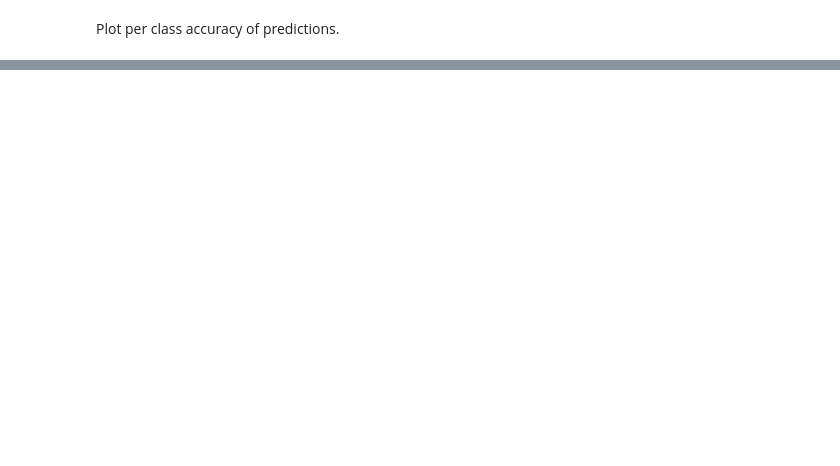
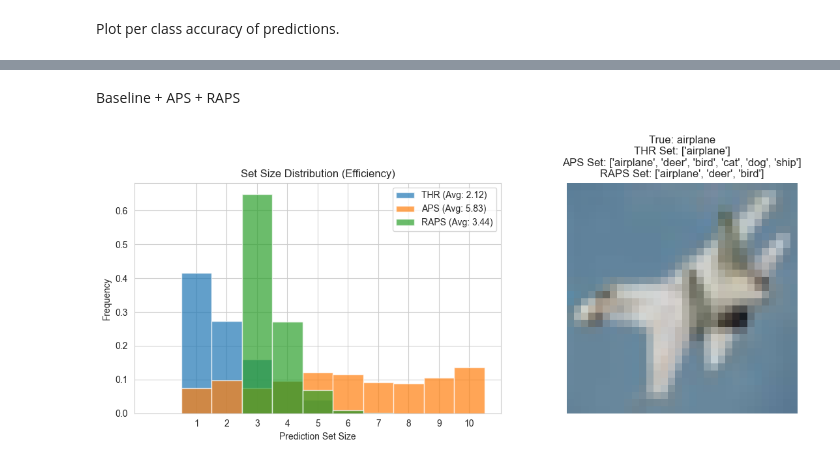
Before and after one commit to vokifrenik/Conformal-Prediction, a Jupyter notebook: conformal_classifier.ipynb, the cells around one changed output, grey strips where cells are left out. Cells and saved outputs as stored; diff of their text form; code cells hidden in the pictures; blank space fills up the shorter version.

```diff
--- a/conformal_classifier.ipynb
+++ b/conformal_classifier.ipynb
@@ -786,0 +892,35 @@ Passing `palette` without assigning `hue` is deprecated and will be removed in v
+# %% [markdown]
+Baseline + APS + RAPS
+# %%
+# VISUALIZATION
+plt.figure(figsize=(12, 5))
+
+# Plot 1: Set Size Distribution
+plt.subplot(1, 2, 1)
+plt.hist([len(s) for s in test_sets_thr], alpha=0.7, label=f'THR (Avg: {size_thr:.2f})', bins=np.arange(12)-0.5, density=True)
+plt.hist([len(s) for s in test_sets_aps], alpha=0.7, label=f'APS (Avg: {size_aps:.2f})', bins=np.arange(12)-0.5, density=True)
+plt.hist([len(s) for s in test_sets_raps], alpha=0.7, label=f'RAPS (Avg: {size_raps:.2f})', bins=np.arange(12)-0.5, density=True)
+plt.xlabel('Prediction Set Size')
+plt.ylabel('Frequency')
+plt.title('Set Size Distribution (Efficiency)')
+plt.xticks(range(1, 11))
+plt.legend()
+
+# Plot 2: Example of a "Hard" Image
+# Find an image where APS produces a smaller or more logical set
+plt.subplot(1, 2, 2)
+hard_idx = 10  # Change this index to explore different examples
+img_tensor = test_set[hard_idx][0]
+# Undo normalization for display
+img_display = img_tensor / 2 + 0.5
+plt.imshow(np.transpose(img_display.numpy(), (1, 2, 0)))
+plt.axis('off')
+plt.title(f"True: {classes[test_labels[hard_idx]]}\n"
+          f"THR Set: {[classes[i] for i in test_sets_thr[hard_idx]]}\n"
+          f"APS Set: {[classes[i] for i in test_sets_aps[hard_idx]]}\n"
+          f"RAPS Set: {[classes[i] for i in test_sets_raps[hard_idx]]}")
+
+plt.tight_layout()
+plt.show()
+# %% [output]
+[figure, added]
```
Also changed, not shown: parts of 35 cells of this notebook.
